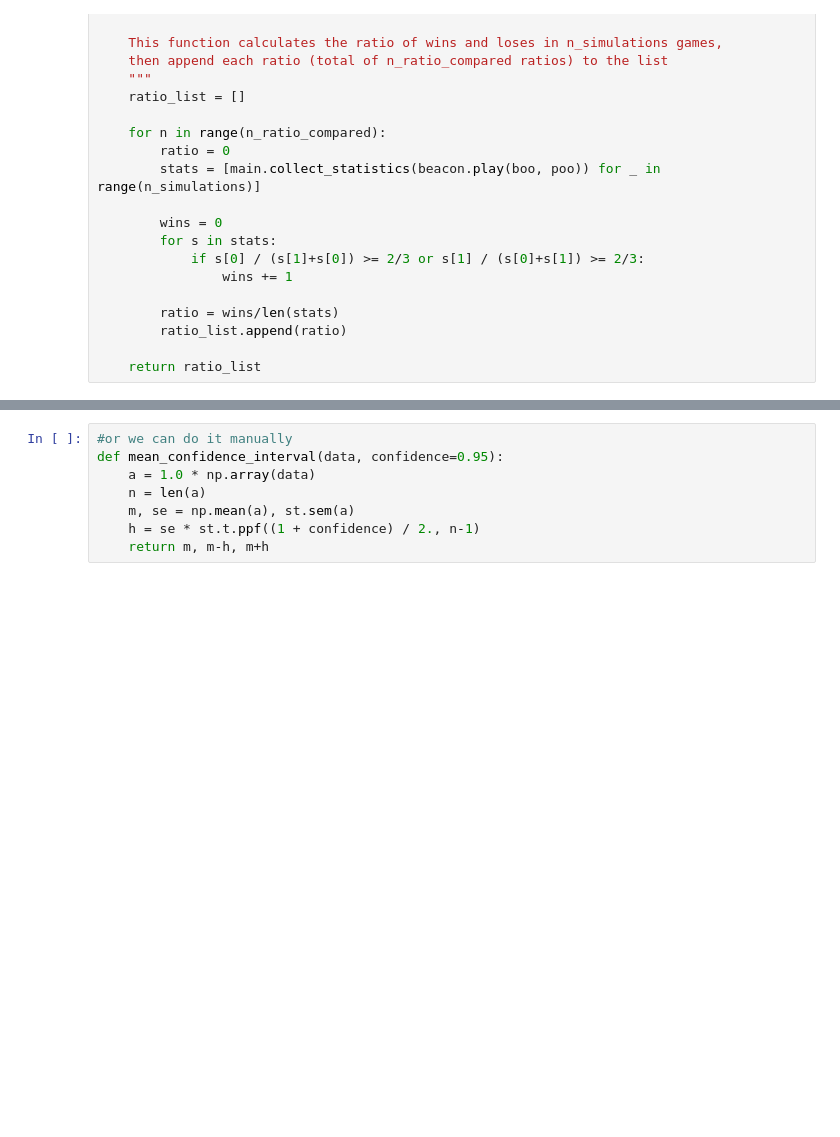
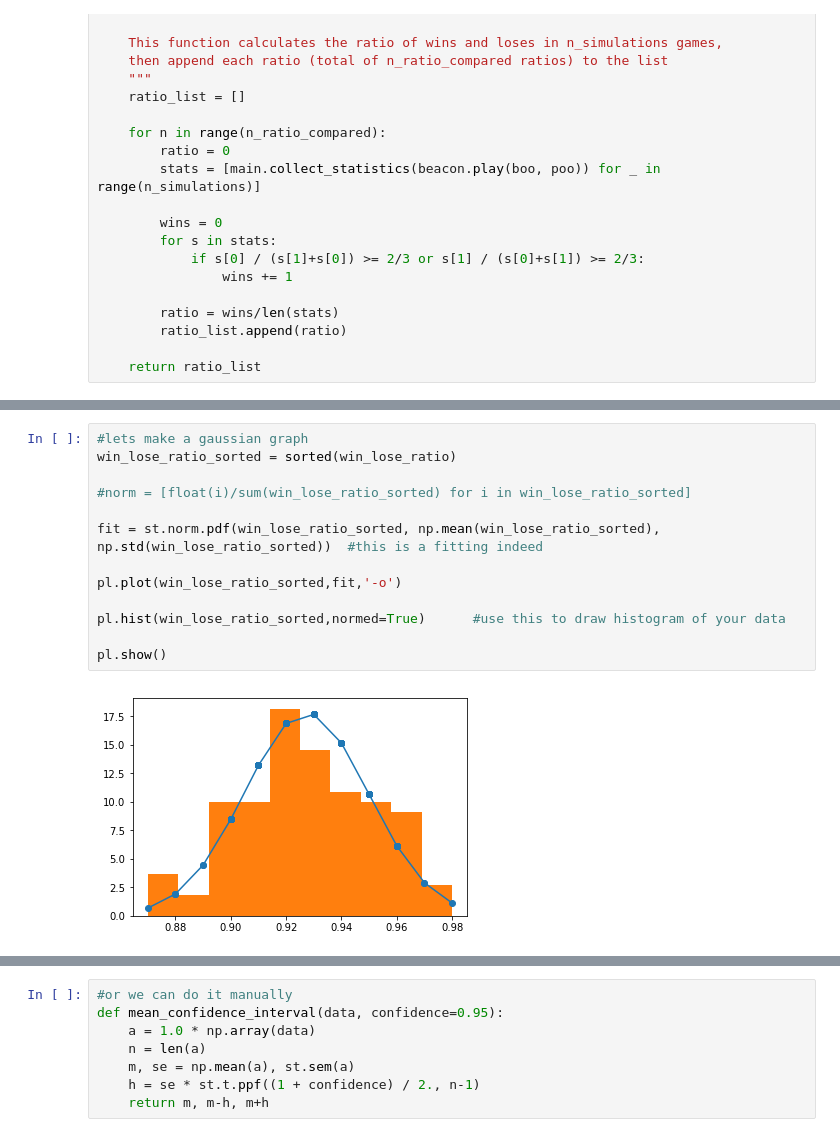
Before and after one commit to krzhang/eth-beacon-simulations, a Jupyter notebook: data_analysis.ipynb, the cells around one changed output, grey strips where cells are left out. Drawn from its saved outputs; the diff is of its cells as text; blank space fills up the shorter version.

```diff
--- a/data_analysis.ipynb
+++ b/data_analysis.ipynb
@@ -139,4 +141,19 @@ ratio_df.describe()
 | max | 0.980000 |
+# %%
+#lets make a gaussian graph
+win_lose_ratio_sorted = sorted(win_lose_ratio)
+
+#norm = [float(i)/sum(win_lose_ratio_sorted) for i in win_lose_ratio_sorted]
+
+fit = st.norm.pdf(win_lose_ratio_sorted, np.mean(win_lose_ratio_sorted), np.std(win_lose_ratio_sorted))  #this is a fitting indeed
+
+pl.plot(win_lose_ratio_sorted,fit,'-o')
+
+pl.hist(win_lose_ratio_sorted,normed=True)      #use this to draw histogram of your data
+
+pl.show()
+# %% [output]
+[figure, added]
 # %%
 #we can calculate the 95% confidence interval by using the scipy.stats.interval function
 st.t.interval(0.95, len(win_lose_ratio)-1, loc=np.mean(win_lose_ratio), scale=st.sem(win_lose_ratio))
```
Also changed, not shown: parts of 9 cells of this notebook, 1 other file.
